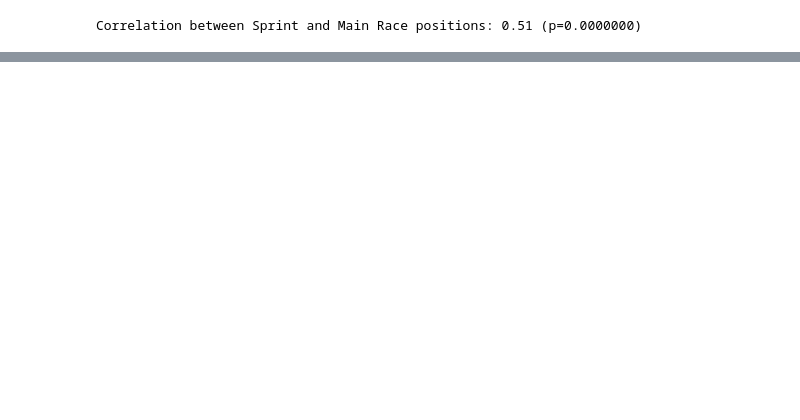
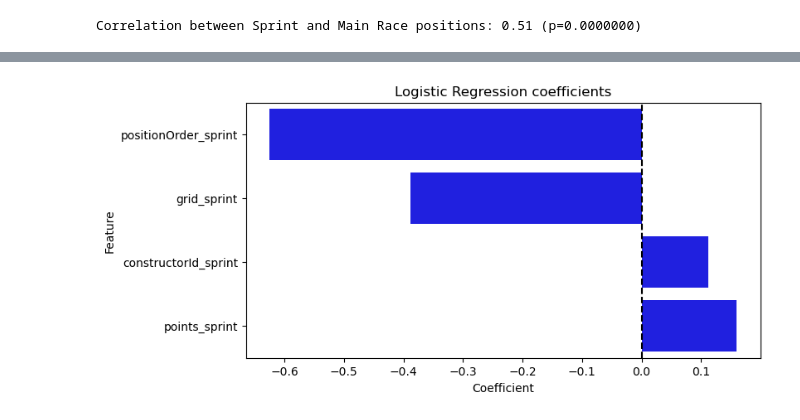
Before and after one commit to mahaejaz2699/Dissertation, a Jupyter notebook: data.ipynb, the cells around one changed output, grey strips where cells are left out. Saved outputs shown, nothing was run; the diff lists cells and outputs as text; code cells hidden in the pictures; blank space fills up the shorter version.

```diff
--- a/data.ipynb
+++ b/data.ipynb
@@ -1139,0 +1361,15 @@ plt.show()
+# %%
+#Logistic Regression coefficients
+
+coef_df = pd.DataFrame({
+    'Feature': X.columns,
+    'Coefficient': log_reg.coef_[0]
+}).sort_values(by='Coefficient',ascending=True)
+
+plt.figure(figsize=(8,4))
+sns.barplot(x='Coefficient', y='Feature',data= coef_df,color='blue')
+plt.axvline(0,color='black',linestyle='--')
+plt.title('Logistic Regression coefficients')
+plt.show()
+# %% [output]
+[figure, added]
```
Also changed, not shown: parts of 59 cells of this notebook, 1 other file.
